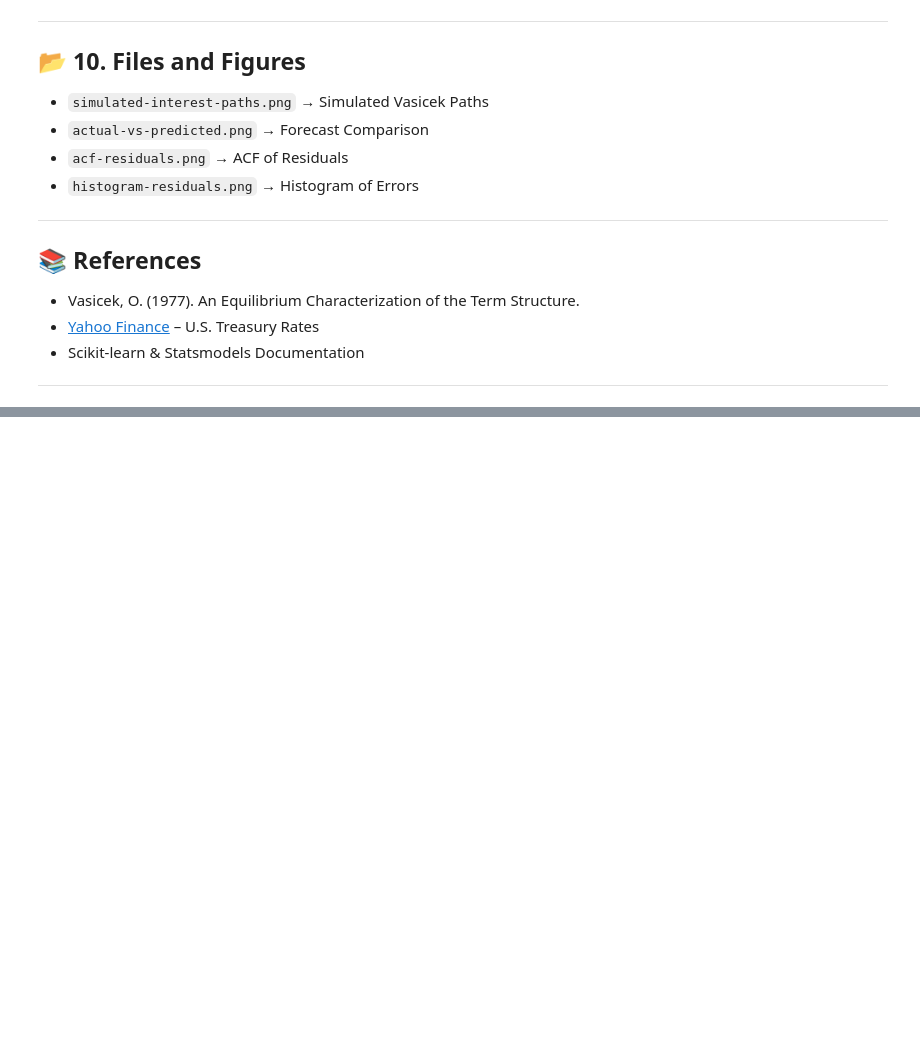
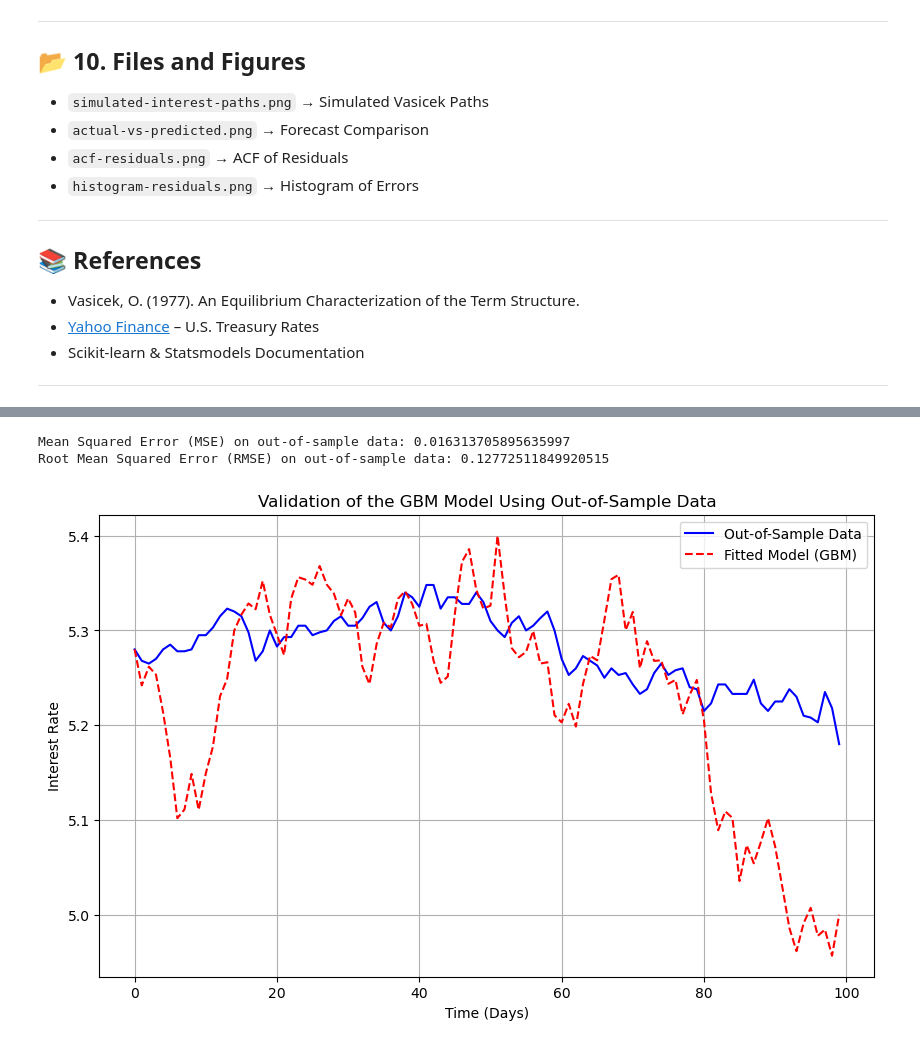
Before and after one commit to codev555/FinSearch-Vasicek_Model, a Jupyter notebook: Vasicek_Model.ipynb, the cells around one changed output, grey strips where cells are left out. Saved outputs shown, nothing was run; the diff lists cells and outputs as text; code cells hidden in the pictures; blank space fills up the shorter version.

```diff
--- a/Vasicek_Model.ipynb
+++ b/Vasicek_Model.ipynb
@@ -303,0 +496,43 @@ Residuals are centered around 0, close to Gaussian.
+# %%
+# Function to simulate the GBM model with updated parameters for out-of-sample validation
+def gbm_model_simulation_validation(params, r0, T=1, dt=1/252, N=252):
+    mu, sigma = params  # Drift and volatility
+    rates = np.zeros(N)
+    rates[0] = r0
+
+    # Simulate the GBM process for the out-of-sample data
+    for t in range(1, N):
+        dr = mu * rates[t-1] * dt + sigma * rates[t-1] * np.sqrt(dt) * np.random.normal()
+        rates[t] = rates[t-1] + dr
+
+    return rates
+
+# Out-of-sample data (assuming you have a separate validation dataset)
+# For example, let's say we use the last 100 data points for validation
+out_of_sample_data = observed_rates[-100:]  # Adjust this based on your data
+out_of_sample_r0 = out_of_sample_data[0]  # Initial value for validation
+
+# Simulate the fitted GBM model for the out-of-sample period
+fitted_out_of_sample = gbm_model_simulation_validation(calibrated_params, out_of_sample_r0, N=100)
+
+# Evaluate the fit using error metrics (MSE and RMSE)
+mse = np.mean((out_of_sample_data - fitted_out_of_sample)**2)
+rmse = np.sqrt(mse)
+
+print(f"Mean Squared Error (MSE) on out-of-sample data: {mse}")
+print(f"Root Mean Squared Error (RMSE) on out-of-sample data: {rmse}")
+
+# Plot the out-of-sample data and the fitted model for comparison
+plt.figure(figsize=(10, 6))
+plt.plot(out_of_sample_data, label="Out-of-Sample Data", color='blue')
+plt.plot(fitted_out_of_sample, label="Fitted Model (GBM)", color='red', linestyle='--')
+plt.title("Validation of the GBM Model Using Out-of-Sample Data")
+plt.xlabel("Time (Days)")
+plt.ylabel("Interest Rate")
+plt.legend(loc="best")
+plt.grid(True)
+plt.show()
+# %% [output]
+Mean Squared Error (MSE) on out-of-sample data: 0.016313705895635997
+Root Mean Squared Error (RMSE) on out-of-sample data: 0.12772511849920515
+[figure, added]
```
Also changed, not shown: parts of 7 cells of this notebook.
